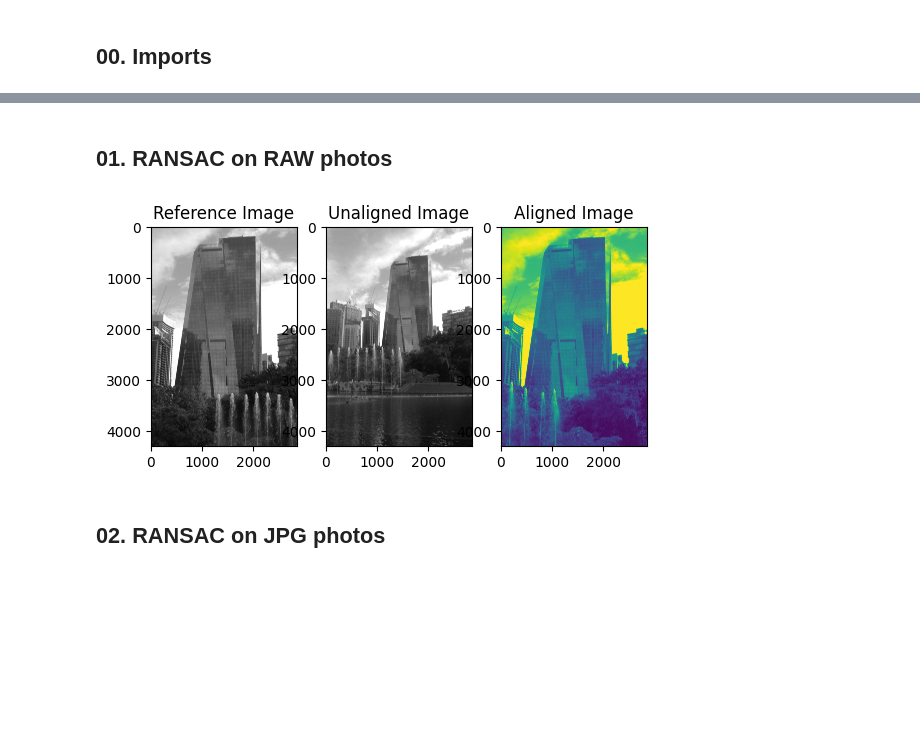
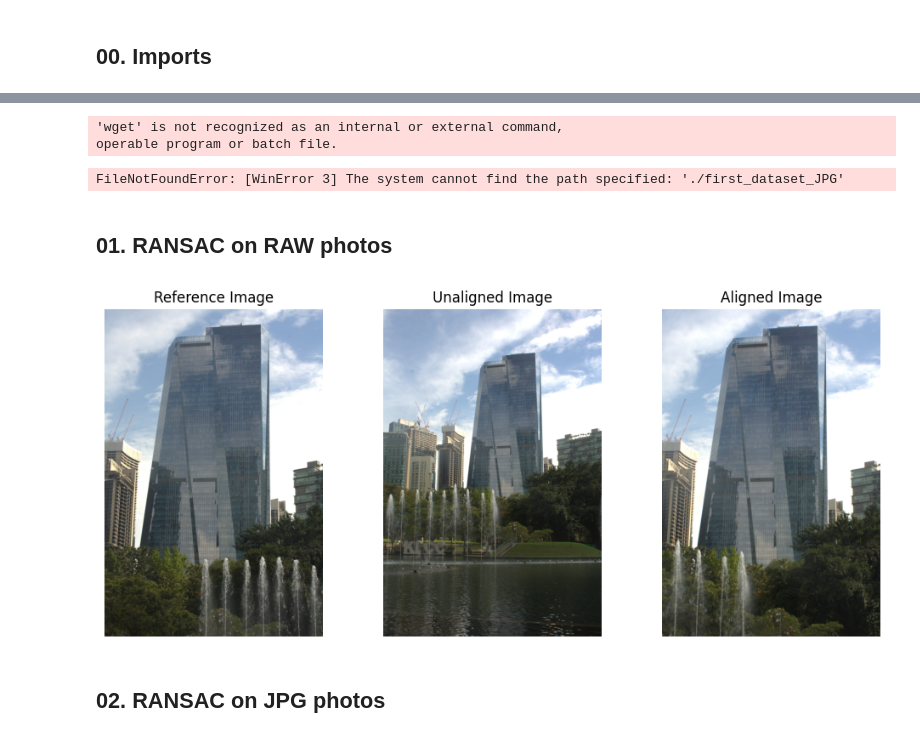
Before and after one commit to ewaMiazga/comp-photo-2025, a Jupyter notebook: RANSAC-Align.ipynb, the cells around one changed output, grey strips where cells are left out. Cells and saved outputs as stored; diff of their text form; code cells hidden in the pictures; blank space fills up the shorter version.

```diff
--- a/RANSAC-Align.ipynb
+++ b/RANSAC-Align.ipynb
@@ -8,14 +44,42 @@ import matplotlib.pyplot as plt
+# %%
+!wget -r -np -nH --cut-dirs=3 -R "index.html*" "https://epflch-my.sharepoint.com/personal/ewa_miazga_epfl_ch/Documents/first_dataset_JPG/"
+
+import os
+from PIL import Image
+
+# Path to the local directory where images are downloaded
+local_folder_path = "./first_dataset_JPG"
+
+# Function to load and display images
+def load_and_display_images(folder_path):
+    for filename in os.listdir(folder_path):
+        if filename.endswith(".jpg") or filename.endswith(".jpeg") or filename.endswith(".png"):
+            image_path = os.path.join(folder_path, filename)
+            img = Image.open(image_path)
+            img.show()
+
+# Load and display images
+load_and_display_images(local_folder_path)
+# %% [output]
+'wget' is not recognized as an internal or external command,
+operable program or batch file.
+FileNotFoundError: [WinError 3] The system cannot find the path specified: './first_dataset_JPG'
 # %% [markdown]
 ## 01. RANSAC on RAW photos
 # %%
+import cv2
+import numpy as np
+import rawpy
+import matplotlib.pyplot as plt
+
 def read_image(filename):
-    """Reads an image and converts it to grayscale."""
+    """Reads an image in full color. Supports RAW and JPG/PNG formats."""
     if filename.lower().endswith(('.nef', '.cr2', '.arw', '.dng', '.rw2')):  # RAW formats
         with rawpy.imread(filename) as raw:
-            rgb = raw.postprocess()
-        image = cv2.cvtColor(rgb, cv2.COLOR_RGB2GRAY)
-    else:  # Assume JPG or PNG
-        image = cv2.imread(filename, cv2.IMREAD_GRAYSCALE)
+            rgb = raw.postprocess()  # Process RAW file to RGB
+        image = cv2.cvtColor(rgb, cv2.COLOR_RGB2BGR)  # Convert to OpenCV BGR format
+    else:  # JPG/PNG
+        image = cv2.imread(filename)
 
     if image is None:
         raise ValueError(f"Failed to read image: {filename}")
@@ -26,9 +90,13 @@ def align_images(img1, img2):
     """Aligns img2 to img1 using ORB feature matching and RANSAC."""
     orb = cv2.ORB_create(5000)
 
+    # Convert images to grayscale for feature detection
+    img1_gray = cv2.cvtColor(img1, cv2.COLOR_BGR2GRAY)
+    img2_gray = cv2.cvtColor(img2, cv2.COLOR_BGR2GRAY)
+
     # Detect keypoints and descriptors
-    kp1, des1 = orb.detectAndCompute(img1, None)
-    kp2, des2 = orb.detectAndCompute(img2, None)
+    kp1, des1 = orb.detectAndCompute(img1_gray, None)
+    kp2, des2 = orb.detectAndCompute(img2_gray, None)
 
     # Match features using BFMatcher
     bf = cv2.BFMatcher(cv2.NORM_HAMMING, crossCheck=True)
@@ -41,40 +109,50 @@ def align_images(img1, img2):
         dst_pts = np.float32([kp1[m.queryIdx].pt for m in matches]).reshape(-1, 1, 2)
 
         H, mask = cv2.findHomography(src_pts, dst_pts, cv2.RANSAC, 5.0)
 
-        # Warp img2 to align with img1
+        # Warp img2 to align with img1 (preserving colors)
         aligned_img = cv2.warpPerspective(img2, H, (img1.shape[1], img1.shape[0]))
 
         return aligned_img, H
     else:
         raise ValueError("Not enough matches found.")
 
 # Example usage
 DIR = "first-dataset-RAW/"
-image1_path = f"{DIR}IMG_7781.CR2"
-image2_path = f"{DIR}IMG_7782.CR2"
+image1_path = f"{DIR}IMG_7781.CR2"  # Change to your RAW/JPG file path
+image2_path = f"{DIR}IMG_7782.CR2"  # Change to your RAW/JPG file path
 
 img1 = read_image(image1_path)
 img2 = read_image(image2_path)
 
 aligned_img, homography = align_images(img1, img2)
 
+# Convert BGR to RGB for correct color display in Matplotlib
+img1_rgb = cv2.cvtColor(img1, cv2.COLOR_BGR2RGB)
+img2_rgb = cv2.cvtColor(img2, cv2.COLOR_BGR2RGB)
+aligned_img_rgb = cv2.cvtColor(aligned_img, cv2.COLOR_BGR2RGB)
+
 # Show results
+plt.figure(figsize=(12, 5))
+
 plt.subplot(1, 3, 1)
-plt.imshow(img1, cmap='gray')
+plt.imshow(img1_rgb)
 plt.title("Reference Image")
+plt.axis('off')
 
 plt.subplot(1, 3, 2)
-plt.imshow(img2, cmap='gray')
+plt.imshow(img2_rgb)
 plt.title("Unaligned Image")
+plt.axis('off')
 
 plt.subplot(1, 3, 3)
-plt.imshow(aligned_img, cmap='gray')
+plt.imshow(aligned_img_rgb)
 plt.title("Aligned Image")
+plt.axis('off')
 
 plt.show()
 # %% [output]
-[figure, old version]
+[figure, new version]
 # %% [markdown]
 ## 02. RANSAC on JPG photos
 # %%
```
Also changed, not shown: parts of 2 cells of this notebook.
